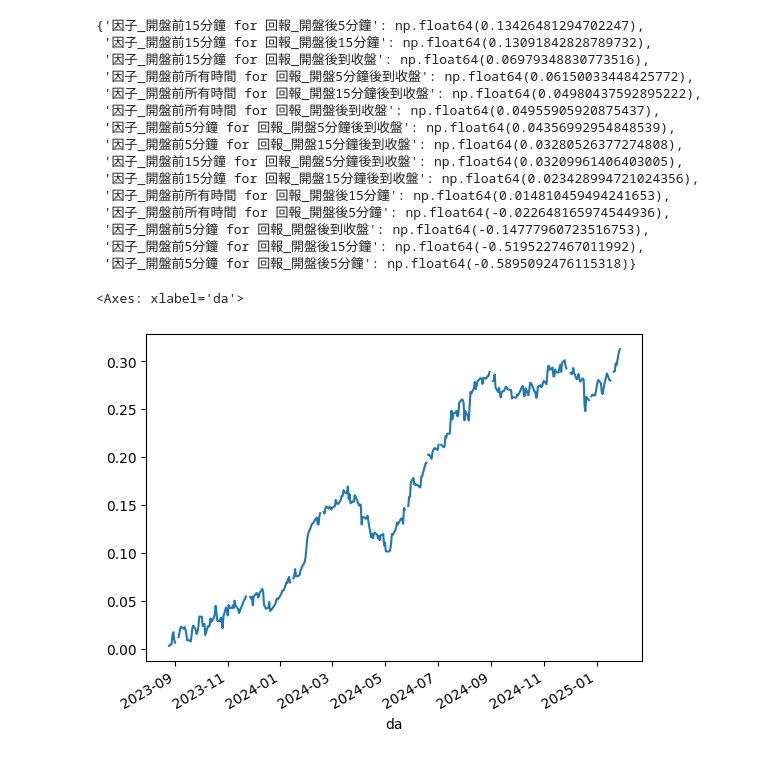
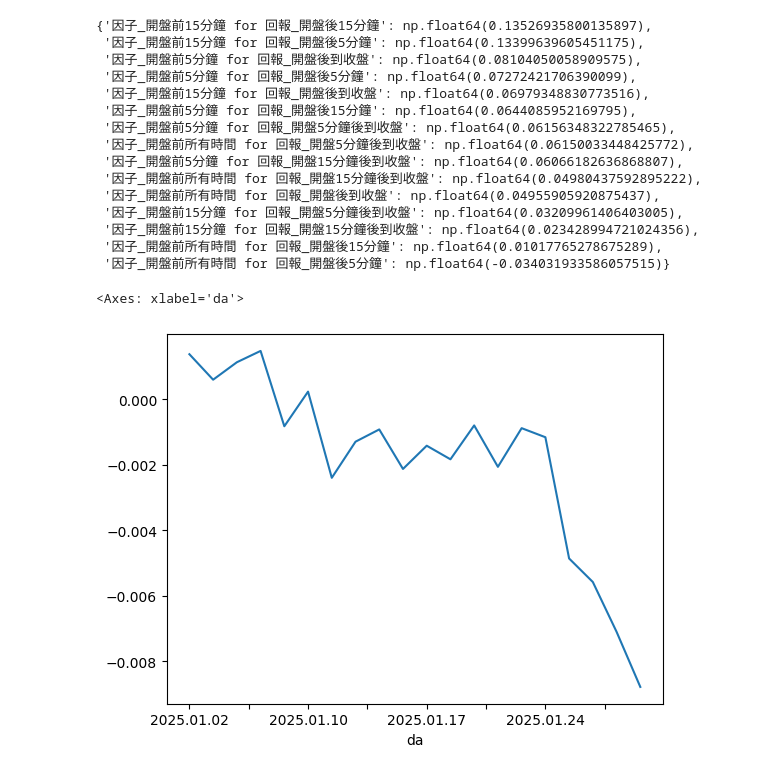
Before and after one commit to tsungyou/2025, a Jupyter notebook: us_open/us_open_rev_ic.ipynb, the cells around one changed output. Saved outputs shown, nothing was run; the diff lists cells and outputs as text; code cells hidden in the pictures.

```diff
--- a/us_open/us_open_rev_ic.ipynb
+++ b/us_open/us_open_rev_ic.ipynb
@@ -181,18 +204,19 @@ def calculate_strategy_statistics(df, ret_column, risk_free_rate=0.02, plot=True
 # %%
 
 list_ = ['us30.csv', 'us30_20240823_20230825.csv', "US30_20250130only.csv"]
-df = get_df_from_mt5_csv([list_[0], list_[1], list_[2]])
+df = get_df_from_mt5_csv("us30.csv")
+# df = get_df_from_mt5_csv([list_[0], list_[1], list_[2]])
 
 grouped_df = df[df['time'] == "16:30:00"].set_index('da')
 # simulated returns
-grouped_df['回報_開盤後5分鐘'] = get_factor(df, "16:30:00", "16:35:00", "回報_開盤後5分鐘")
-grouped_df['回報_開盤後15分鐘'] = get_factor(df, "16:30:00", "16:40:00", "回報_開盤後15分鐘")
+grouped_df['回報_開盤後5分鐘'] = get_factor(df, "16:30:00", "16:35:00", "1")
+grouped_df['回報_開盤後15分鐘'] = get_factor(df, "16:30:00", "16:40:00", "2")
 grouped_df['回報_開盤後到收盤'] = get_factor(df, "16:30:00", "23:55:00", "回報_開盤後到收盤")
 grouped_df['回報_開盤5分鐘後到收盤'] = get_factor(df, "16:35:00", "23:55:00", "回報_開盤5分鐘後到收盤")
 grouped_df['回報_開盤15分鐘後到收盤'] = get_factor(df, "16:45:00", "23:55:00", "回報_開盤15分鐘後到收盤")
 # factors
-grouped_df['因子_開盤前5分鐘'] = get_factor(df, "16:25:00", "16:30:00", "因子_開盤前5分鐘")
-grouped_df['因子_開盤前15分鐘'] = get_factor(df, "16:15:00", "16:25:00", "因子_開盤前15分鐘")
+grouped_df['因子_開盤前5分鐘'] = get_factor(df, "16:25:00", "16:30:00", "1")
+grouped_df['因子_開盤前15分鐘'] = get_factor(df, "16:15:00", "16:25:00", "2")
 grouped_df['因子_開盤前所有時間'] = get_factor(df, "01:00:00", "16:25:00", "因子_開盤前所有時間")
 
 ic_ratio_list, grouped_df = df_factor_profit_bt(
@@ -201,31 +225,31 @@ ic_ratio_list, grouped_df = df_factor_profit_bt(
     returns_list=returns_list)
 ic_ratio_list
 # %% [output]
-{'因子_開盤前15分鐘 for 回報_開盤後5分鐘': np.float64(0.13426481294702247),
- '因子_開盤前15分鐘 for 回報_開盤後15分鐘': np.float64(0.13091842828789732),
+{'因子_開盤前15分鐘 for 回報_開盤後15分鐘': np.float64(0.13526935800135897),
+ '因子_開盤前15分鐘 for 回報_開盤後5分鐘': np.float64(0.13399639605451175),
+ '因子_開盤前5分鐘 for 回報_開盤後到收盤': np.float64(0.08104050058909575),
+ '因子_開盤前5分鐘 for 回報_開盤後5分鐘': np.float64(0.07272421706390099),
  '因子_開盤前15分鐘 for 回報_開盤後到收盤': np.float64(0.06979348830773516),
+ '因子_開盤前5分鐘 for 回報_開盤後15分鐘': np.float64(0.0644085952169795),
+ '因子_開盤前5分鐘 for 回報_開盤5分鐘後到收盤': np.float64(0.06156348322785465),
  '因子_開盤前所有時間 for 回報_開盤5分鐘後到收盤': np.float64(0.06150033448425772),
+ '因子_開盤前5分鐘 for 回報_開盤15分鐘後到收盤': np.float64(0.06066182636868807),
  '因子_開盤前所有時間 for 回報_開盤15分鐘後到收盤': np.float64(0.04980437592895222),
  '因子_開盤前所有時間 for 回報_開盤後到收盤': np.float64(0.04955905920875437),
- '因子_開盤前5分鐘 for 回報_開盤5分鐘後到收盤': np.float64(0.04356992954848539),
- '因子_開盤前5分鐘 for 回報_開盤15分鐘後到收盤': np.float64(0.03280526377274808),
  '因子_開盤前15分鐘 for 回報_開盤5分鐘後到收盤': np.float64(0.03209961406403005),
  '因子_開盤前15分鐘 for 回報_開盤15分鐘後到收盤': np.float64(0.023428994721024356),
- '因子_開盤前所有時間 for 回報_開盤後15分鐘': np.float64(0.014810459494241653),
- '因子_開盤前所有時間 for 回報_開盤後5分鐘': np.float64(-0.022648165974544936),
- '因子_開盤前5分鐘 for 回報_開盤後到收盤': np.float64(-0.14777960723516753),
- '因子_開盤前5分鐘 for 回報_開盤後15分鐘': np.float64(-0.5195227467011992),
- '因子_開盤前5分鐘 for 回報_開盤後5分鐘': np.float64(-0.5895092476115318)}
+ '因子_開盤前所有時間 for 回報_開盤後15分鐘': np.float64(0.01017765278675289),
+ '因子_開盤前所有時間 for 回報_開盤後5分鐘': np.float64(-0.034031933586057515)}
 # %%
 factor = "因子_開盤前5分鐘"
-ret = "回報_開盤後到收盤"
+ret = "回報_開盤後5分鐘"
 grouped_df['signal_dto'] = grouped_df[factor].apply(lambda x: 1 if x < 0 else -1)
 
-grouped_df['profit_dto_5'] = -grouped_df['signal_dto'] * grouped_df[ret]
+grouped_df['profit_dto_5'] = grouped_df['signal_dto'] * grouped_df[ret]
 grouped_df['profit_dto_5'].cumsum().plot()
 # %% [output]
 <Axes: xlabel='da'>
-[figure, old version]
+[figure, new version]
 # %%
 
 stats = calculate_strategy_statistics(grouped_df, 'profit_dto_5')
```
Also changed, not shown: parts of 8 cells of this notebook, 8 other files.
